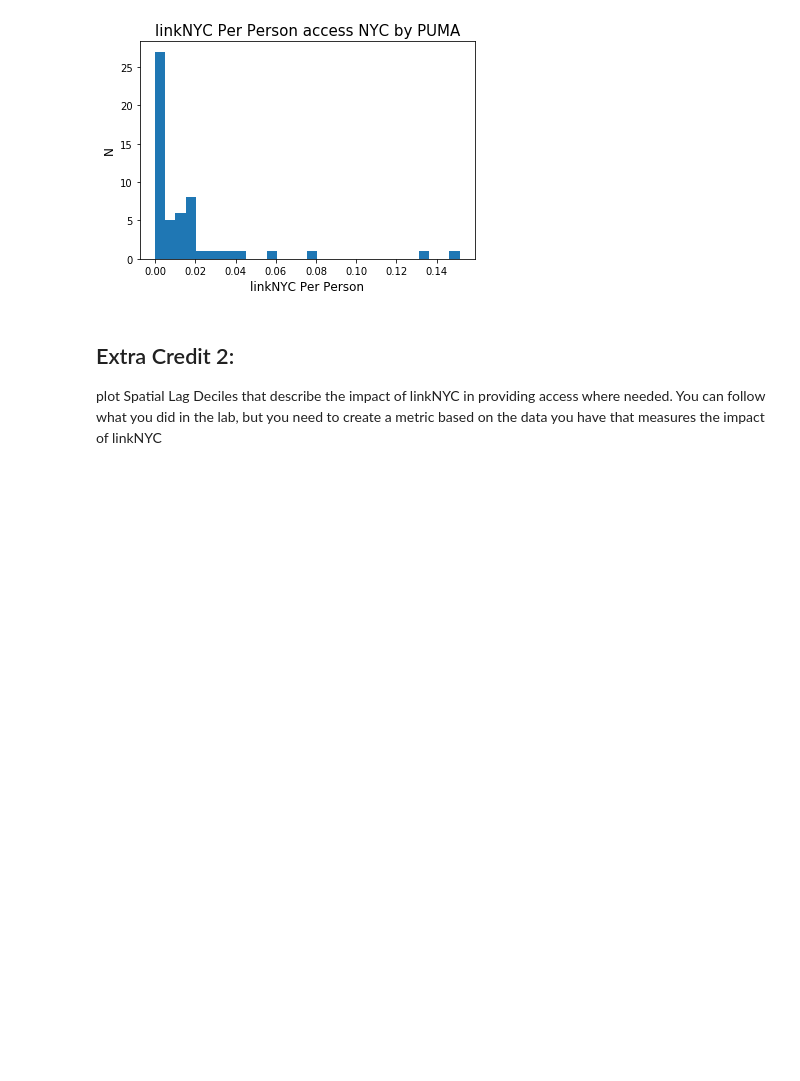
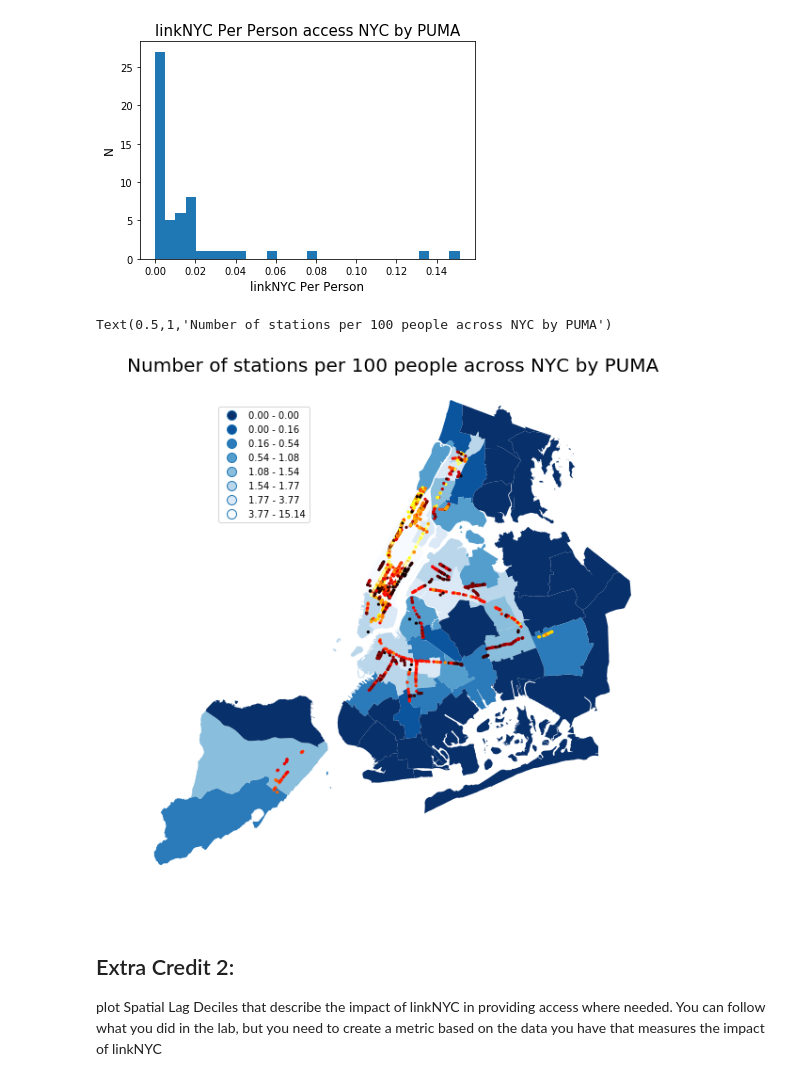
Before and after one commit to shivamjumani/PUI2018_lj1230, a Jupyter notebook: HW7_lj1230/Assignment_geopandas_lj1230.ipynb, the cells around one changed output. Drawn from its saved outputs; the diff is of its cells as text; code cells hidden in the pictures; blank space fills up the shorter version.

```diff
--- a/HW7_lj1230/Assignment_geopandas_lj1230.ipynb
+++ b/HW7_lj1230/Assignment_geopandas_lj1230.ipynb
@@ -622,6 +622,15 @@ plt.title("linkNYC Per Person access NYC by PUMA", fontsize=15)
 # %% [output]
 Text(0.5,1,'linkNYC Per Person access NYC by PUMA')
 [figure]
+# %%
+# use quantiles instead of equal intervals to improve visibility
+f, ax = plt.subplots(figsize=(10,10))
+cp.choroplethNYC(pumashplc, column='linkNYCp100p', cmap='Blues_r', scheme='quantiles', ax=ax, k=10)
+linkNYC.plot(column='date_link_', cmap='hot_r', alpha=1, linewidth=0.1, ax=ax, markersize=10)
+plt.title("Number of stations per 100 people across NYC by PUMA", fontsize=20)
+# %% [output]
+Text(0.5,1,'Number of stations per 100 people across NYC by PUMA')
+[figure, added]
 # %% [markdown]
 ## Extra Credit 2:
 plot Spatial Lag Deciles that describe the impact of linkNYC in providing access where needed. You can follow what you did in the lab, but you need to create a metric based on the data you have that measures the impact of linkNYC
```
Also changed, not shown: parts of 3 cells of this notebook.
